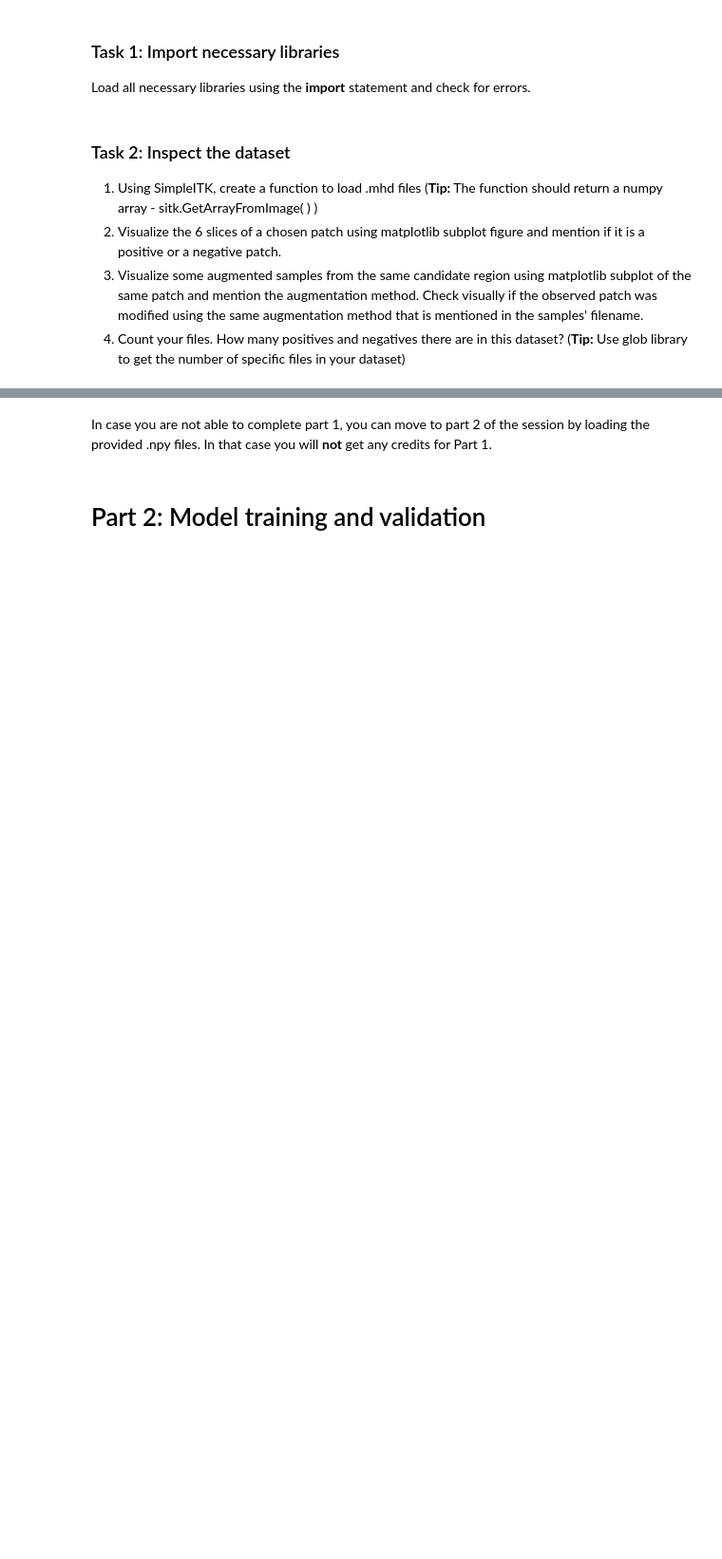
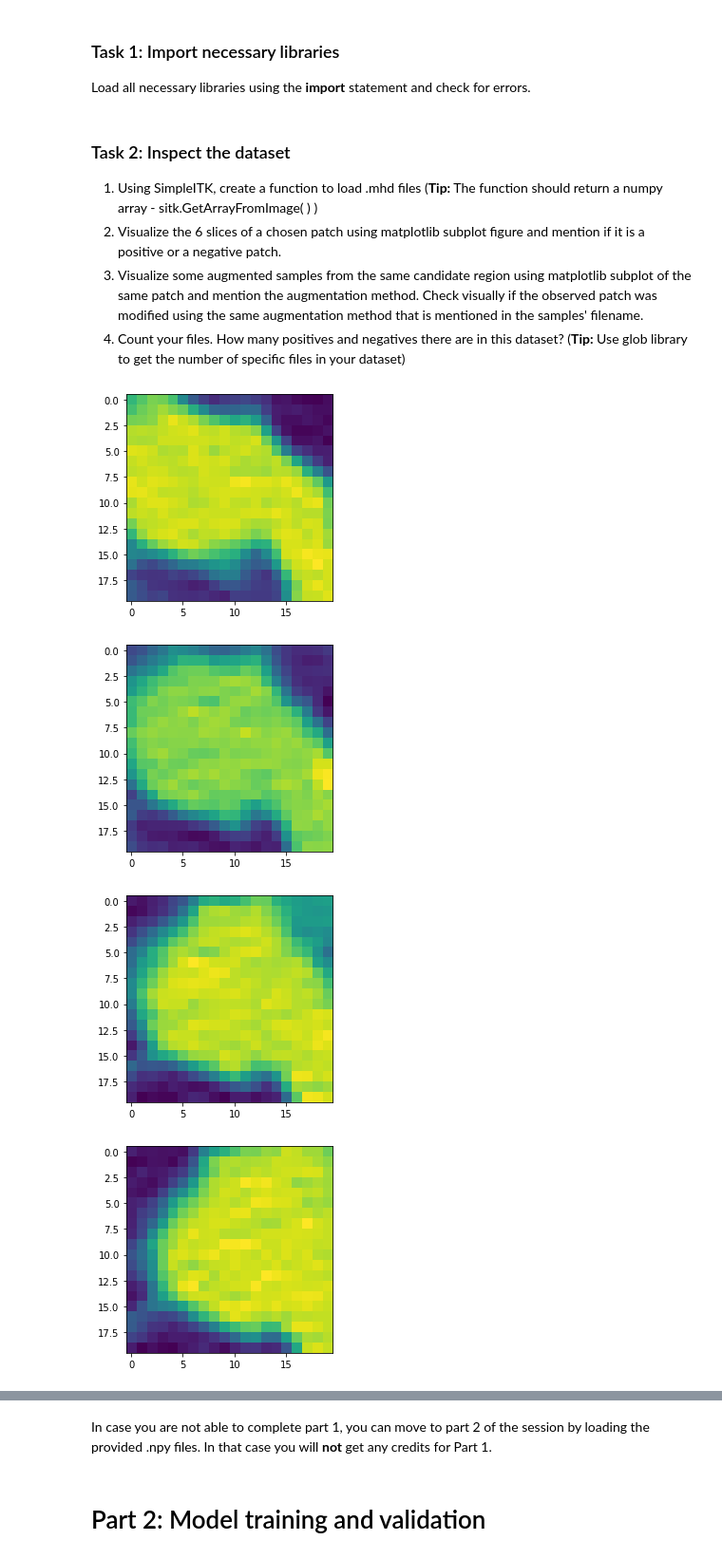
Before and after one commit to Aneruth/Clinical-Decision-Support-System, a Jupyter notebook: WPO5/WPO5.ipynb, the cells around one changed output, grey strips where cells are left out. Shown: that part at 95% size. Cells and saved outputs as stored; diff of their text form; code cells hidden in the pictures; blank space fills up the shorter version.

```diff
--- a/WPO5/WPO5.ipynb
+++ b/WPO5/WPO5.ipynb
@@ -134,0 +141,18 @@ Load all necessary libraries using the **import** statement and check for errors
+# %%
+# Code for Part 2: Task 1
+def load_itk(filename):
+    itkimage = sitk.ReadImage(filename)
+    ctImage = sitk.GetArrayFromImage(itkimage)
+    origin = np.array(list(reversed(itkimage.GetOrigin())))
+    spacing = np.array(list(reversed(itkimage.GetSpacing())))
+    return ctImage
+# %%
+d = load_itk('../WPO5/MiniLunaDataset3/19298_x0y0z0_20x20x6_r0_0.mhd')
+for i in d:
+    plt.imshow(i)
+    plt.show()
+# %% [output]
+[figure, added]
+[figure, added]
+[figure, added]
+[figure, added]
```
Also changed, not shown: parts of 38 cells of this notebook, 21 other files.
